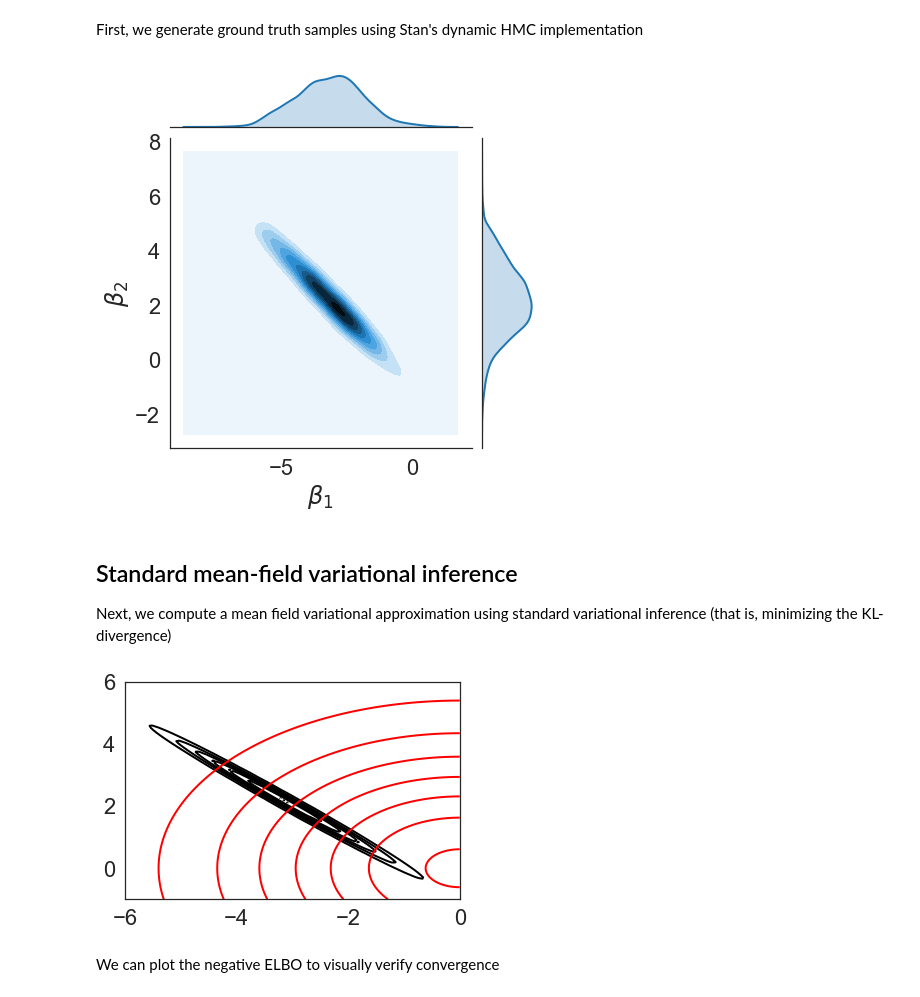
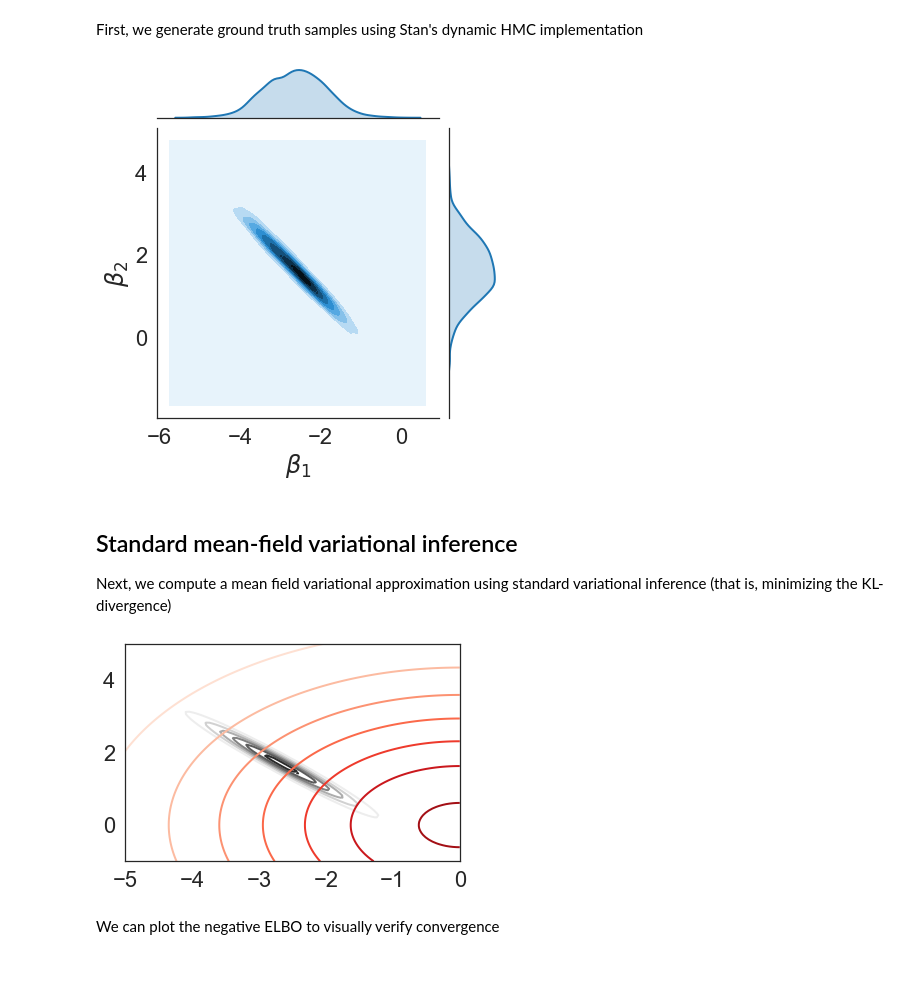
Before and after one commit to jhuggins/viabel, a Jupyter notebook: notebooks/robust-regression-model-example.ipynb, the cells around one changed output. Cells and saved outputs as stored; diff of their text form; code cells hidden in the pictures; blank space fills up the shorter version.

```diff
--- a/notebooks/robust-regression-model-example.ipynb
+++ b/notebooks/robust-regression-model-example.ipynb
@@ -19,6 +21,10 @@ from experiments import (get_samples_and_log_weights,
 
 sns.set_style('white')
 sns.set_context('notebook', font_scale=2, rc={'lines.linewidth': 2})
+# %%
+os.makedirs('../figures', exist_ok=True)
+lims = dict(xlim=[-5,0], ylim=[-1,5])
+mc_samples = 1000000  # number of Monte Carlo samples for estimating bounds and for PSIS
 # %% [markdown]
 # Linear regression model example
 
@@ -52,14 +58,14 @@ We generate 25 observations from the model with $\beta = (-2, 1)$.
 np.random.seed(5039)
 beta_gen = np.array([-2, 1])
 N = 25
-x = np.random.randn(N, 2).dot(np.array([[1,.85],[.85, 1]]))
+x = np.random.randn(N, 2).dot(np.array([[1,.75],[.75, 1]]))
 y_raw = x.dot(beta_gen) + np.random.standard_t(10, N)
 y = y_raw - np.mean(y_raw)
 # %% [markdown]
 First, we generate ground truth samples using Stan's dynamic HMC implementation
 # %%
 data = dict(N=N, x=x, y=y)
-fit = regression_model.sampling(data=data)
+fit = regression_model.sampling(data=data, iter=2000)
 # %%
 true_mean = np.mean(fit['beta'], axis=0)
 true_cov = np.cov(fit['beta'].T)
@@ -68,7 +74,7 @@ jp = sns.jointplot(x=fit['beta[1]'], y=fit['beta[2]'], kind='kde')
 jp.set_axis_labels(r'$\beta_1$', r'$\beta_2$')
 plt.show()
 # %% [output]
-[figure, old version]
+[figure, new version]
 # %% [markdown]
 ## Standard mean-field variational inference
 
@@ -76,18 +82,18 @@ Next, we compute a mean field variational approximation using standard variation
 # %%
 mf_g_var_family = mean_field_gaussian_variational_family(2)
 stan_log_density = make_stan_log_density(fit)
 klvi_objective_and_grad = black_box_klvi(mf_g_var_family, stan_log_density, 100)
 
 init_mean    = np.zeros(2)
 init_log_std = np.ones(2)
 init_var_param = np.concatenate([init_mean, init_log_std])
 n_iters = 5000
 
-plot_approx_and_exact_contours(stan_log_density, mf_g_var_family, init_var_param, xlim=[-6,0], ylim=[-1,6])
+plot_approx_and_exact_contours(stan_log_density, mf_g_var_family, init_var_param, **lims)
 klvi_var_param, _, klvi_history, _ = \
     adagrad_optimize(n_iters, klvi_objective_and_grad, init_var_param, learning_rate=.01)
 # %% [output]
-[figure, old version]
+[figure, new version]
 # %% [markdown]
 We can plot the negative ELBO to visually verify convergence
 # %%
```
Also changed, not shown: parts of 20 cells of this notebook, 3 other files.
